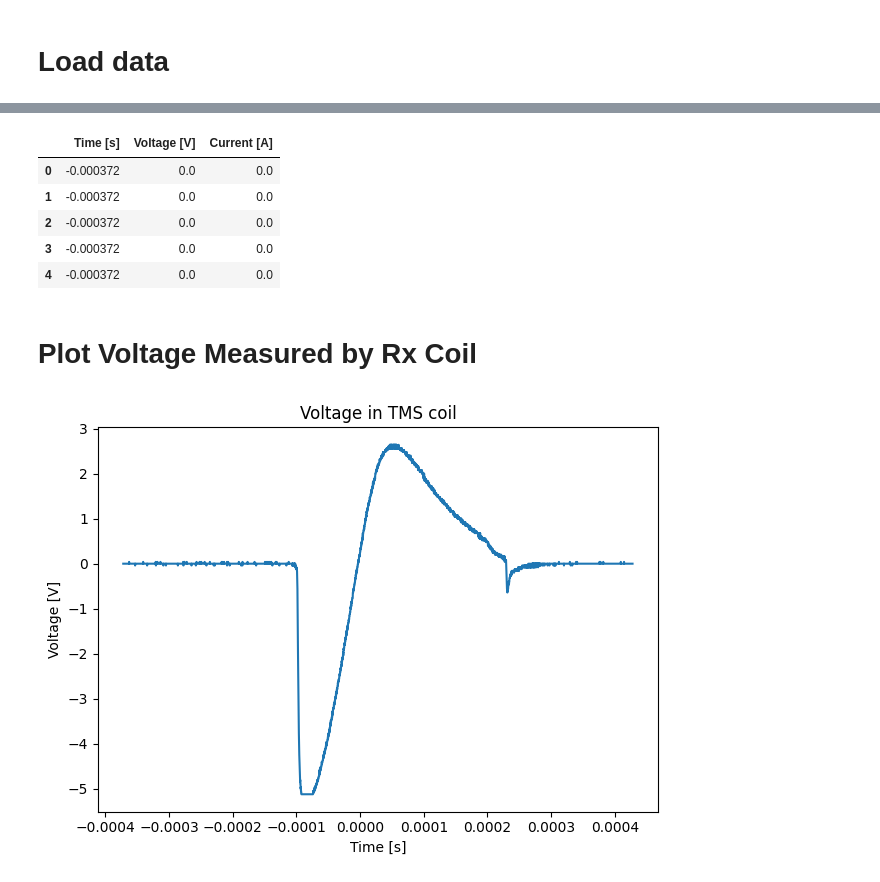
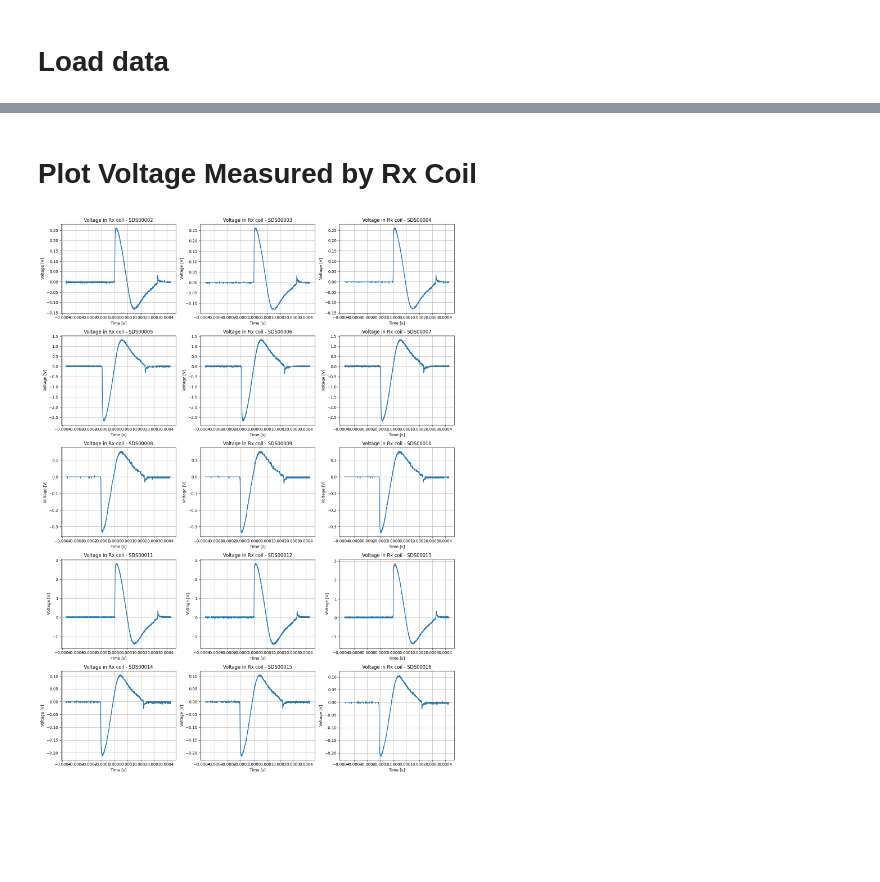
Before and after one commit to mLapatrie/TMS, a Jupyter notebook: data_processing/plot_RxCoil_voltage.ipynb, the cells around one changed output, grey strips where cells are left out. Drawn from its saved outputs; the diff is of its cells as text; code cells hidden in the pictures; blank space fills up the shorter version.

Commit message:
Modified visualization code

```diff
--- a/data_processing/plot_RxCoil_voltage.ipynb
+++ b/data_processing/plot_RxCoil_voltage.ipynb
@@ -25,4 +28,5 @@ Output folder directory: /mnt/d/Documents/Data/TMS_Data/20260217_TMS_Efield_Volt
 # %%
-data_csv = pd.read_csv(data_file_dir)
-data_csv.head()
+data_csv = [pd.read_csv(data_file_dir) for data_file_dir in data_file_paths]
+print(len(data_csv))
+data_csv[0].head()
 # %% [output]
@@ -33,8 +38,12 @@ data_csv.head()
 | 3 | Vertical Offset | CH1:0.00 | -0.00037184 | 0 |
 | 4 | Horizontal Units | s | -0.00037176 | 0 |
 # %%
-data = data_csv.loc[data_csv.index[1]:, ["Source", "CH1"]].astype(float).copy()
-data.columns = ["Time [s]", "Voltage [V]"] # Rename columns
-data = data.reset_index(drop=True) # Reset indices
-data.head()
+data = []
+for data_csv_i in data_csv:
+    data_i = data_csv_i.loc[data_csv_i.index[1]:, ["Source", "CH1"]].astype(float).copy()
+    data_i.columns = ["Time [s]", "Voltage [V]"] # Rename columns
+    data_i = data_i.reset_index(drop=True) # Reset indices
+    data.append(data_i)
+print(len(data))
+data[0].head()
 # %% [output]
@@ -47,28 +57,21 @@ data.head()
-# %%
-R = 50 # Resistance in Ohm
-data["Current [A]"] = data["Voltage [V]"]/R
-data.head()
-# %% [output]
-|  | Time [s] | Voltage [V] | Current [A] |
-| 0 | -0.000372 | 0.0 | 0.0 |
-| 1 | -0.000372 | 0.0 | 0.0 |
-| 2 | -0.000372 | 0.0 | 0.0 |
-| 3 | -0.000372 | 0.0 | 0.0 |
-| 4 | -0.000372 | 0.0 | 0.0 |
 # %% [markdown]
 # Plot Voltage Measured by Rx Coil
 # %%
-plt.figure()
-plt.plot(data["Time [s]"], data["Voltage [V]"])
-plt.xlabel("Time [s]")
-plt.ylabel("Voltage [V]")
-plt.title("Voltage in TMS coil")
+fig, axes = plt.subplots(nrows=5, ncols=3, figsize=(15, 20))
+
+axes = axes.flatten()  # Flatten the 2D array of axes to 1D for easy iteration
+for i, data_i in enumerate(data):
+    axes[i].plot(data_i["Time [s]"], data_i["Voltage [V]"])
+    axes[i].set_xlabel("Time [s]")
+    axes[i].set_ylabel("Voltage [V]")
+    axes[i].set_title(f"Voltage in Rx coil - {data_file_paths[i].split('/')[-1][:-4]}")  # Extract file name without extension for title
+    axes[i].grid()
+
 plt.tight_layout()
-
-plt.savefig(os.path.join(output_folder_dir, f"{file_name}_RxCoil_voltage.png"),
+plt.savefig(os.path.join(output_folder_dir, f"{data_file_paths[0].split('/')[-1][:-4]}_RxCoil_voltage_all.png"),
             dpi=300,              # high resolution
             bbox_inches='tight')  # removes extra white space
 plt.show()
 plt.close()
 # %% [output]
-[figure, old version]
+[figure, new version]
```
Also changed, not shown: parts of 14 cells of this notebook, 27 other files.
